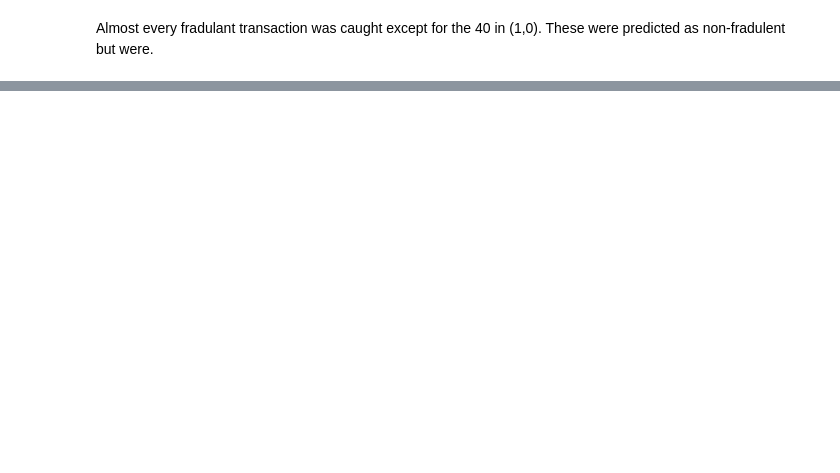
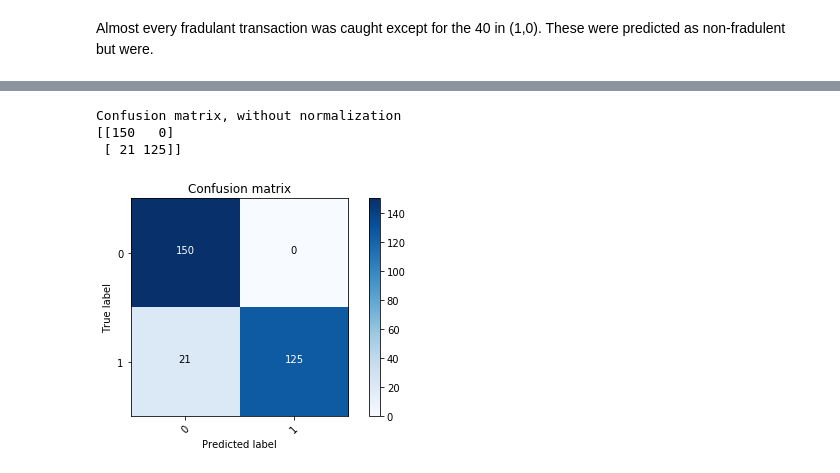
Before and after one commit to KevinAmrelle/Machine-Learning, a Jupyter notebook: Credit_Card_Fraud- Deep_Neural_Network.ipynb, the cells around one changed output, grey strips where cells are left out. Saved outputs shown, nothing was run; the diff lists cells and outputs as text; code cells hidden in the pictures; blank space fills up the shorter version.

```diff
--- a/Credit_Card_Fraud- Deep_Neural_Network.ipynb
+++ b/Credit_Card_Fraud- Deep_Neural_Network.ipynb
@@ -269,0 +297,10 @@ This is the same as the first Confusion Matrix but for different parameters
+# %%
+X_undersample = under_sample_data.iloc[:,under_sample_data.columns != 'Class']
+y_undersample = under_sample_data.iloc[:,under_sample_data.columns == 'Class']
+# %%
+X_train, X_test, y_train, y_test = train_test_split(X_undersample,y_undersample, test_size=0.3)
+# %%
+X_train = np.array(X_train)
+X_test = np.array(X_test)
+y_train = np.array(y_train)
+y_test = np.array(y_test)
@@ -269,0 +329,3 @@ This is the same as the first Confusion Matrix but for different parameters
+# %%
+model.compile(optimizer='adam',loss='binary_crossentropy',metrics=['accuracy'])
+model.fit(X_train,y_train,batch_size=15,epochs=5)
@@ -269,0 +344,11 @@ This is the same as the first Confusion Matrix but for different parameters
+# %%
+y_pred = model.predict(X_test)
+y_expected = pd.DataFrame(y_test)
+cnf_matrix = confusion_matrix(y_expected, y_pred.round())
+plot_confusion_matrix(cnf_matrix, classes=[0,1])
+plt.show()
+# %% [output]
+Confusion matrix, without normalization
+[[150   0]
+ [ 21 125]]
+[figure, added]
```
Also changed, not shown: parts of 21 cells of this notebook, 2 other files.
